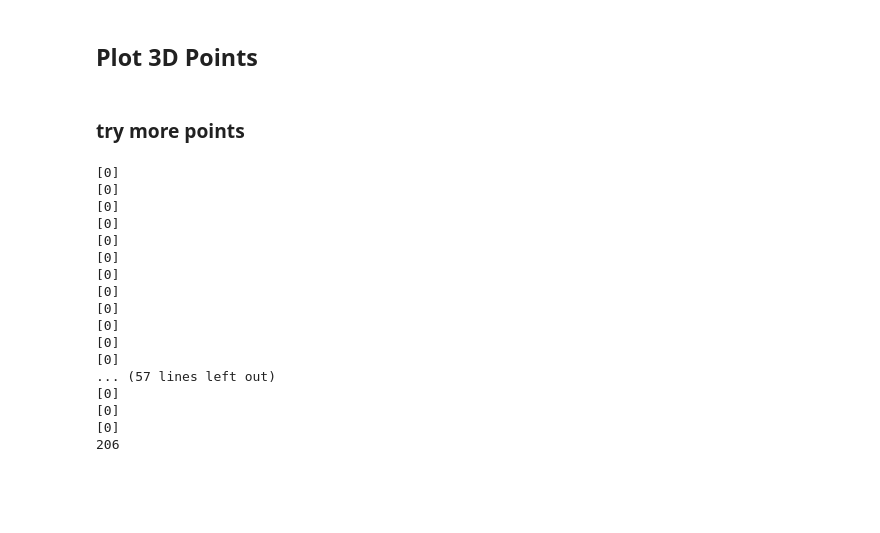
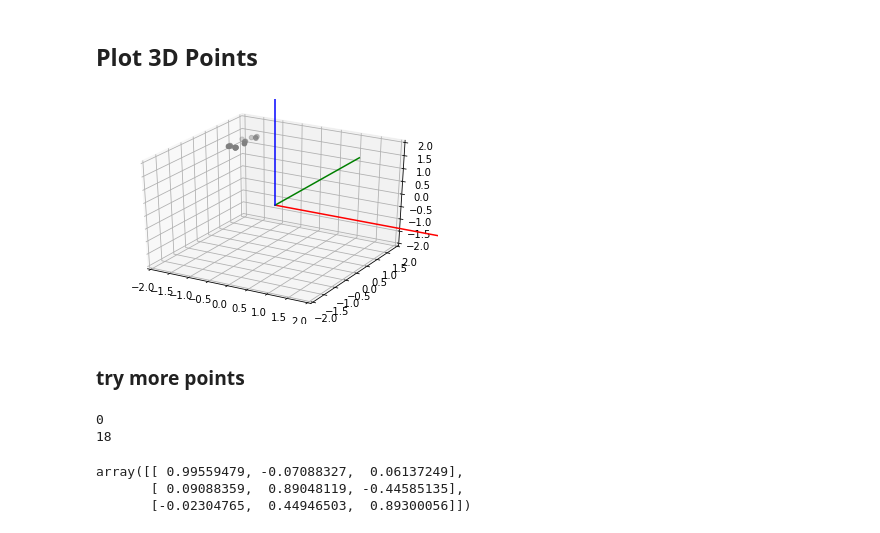
Before and after one commit to eshangaur/Perception-in-Robotics, a Jupyter notebook: project_2b/code/task_7/task_7.ipynb, the cells around one changed output. Saved outputs shown, nothing was run; the diff lists cells and outputs as text; code cells hidden in the pictures; blank space fills up the shorter version.

```diff
--- a/project_2b/code/task_7/task_7.ipynb
+++ b/project_2b/code/task_7/task_7.ipynb
@@ -401,17 +299,19 @@ def drawCameraPose(cameraPoints, ax, index='0'):
 # %% [markdown]
 ## Plot 3D Points
 # %%
-ax = create3DPlot()
+ax = create3DPlot(bound=2)
 
 ax.scatter3D(points3D[0],points3D[1],points3D[2], c='grey')
 plt.show()
+# %% [output]
+[figure, added]
 # %% [markdown]
 ### try more points
 # %%
 pts1 = []
 pts2 = []
 
-for match in matches[:]:
+for match in matches[:18]:
     pts1.append(kp_0[match.queryIdx].pt)
     pts2.append(kp_1[match.trainIdx].pt)
 
@@ -421,12 +321,14 @@ pts2 = np.array(pts2)
 E, mask0 = cv2.findEssentialMat(pts1, pts2, left_intrinsic)    # pass in the camera matrix since we undistorted the images
 E = np.mat(E)
 
+number_outlier_points = 0
 for i in mask0:
     if not i[0]:   # if i is 0
-        print(i)
+        count += 1
+print('outlier points:',number_outlier_points)
 
 number_of_inlier_pts, R, t, mask = cv2.recoverPose(E,pts1,pts2,left_intrinsic)
-print(number_of_inlier_pts)
+print('inlier points:',number_of_inlier_pts)
 # print(R, t, mask)
 
 # get the triangulated points
@@ -445,20 +347,5 @@ ax = create3DPlot(bound=2)
 ax.scatter3D(points3D[0],points3D[1],points3D[2], c='grey')
 plt.show()
 # %% [output]
-[0]
-[0]
-[0]
-[0]
-[0]
-[0]
-[0]
-[0]
-[0]
-[0]
-[0]
-[0]
-... (57 lines left out)
-[0]
-[0]
-[0]
-206
+0
+18
@@ -465,3 +356,9 @@ plt.show()
+# %%
+R
+# %% [output]
+array([[ 0.99559479, -0.07088327,  0.06137249],
+       [ 0.09088359,  0.89048119, -0.44585135],
+       [-0.02304765,  0.44946503,  0.89300056]])
 # %%
 %matplotlib inline
 # %%
```
Also changed, not shown: parts of 25 cells of this notebook.
